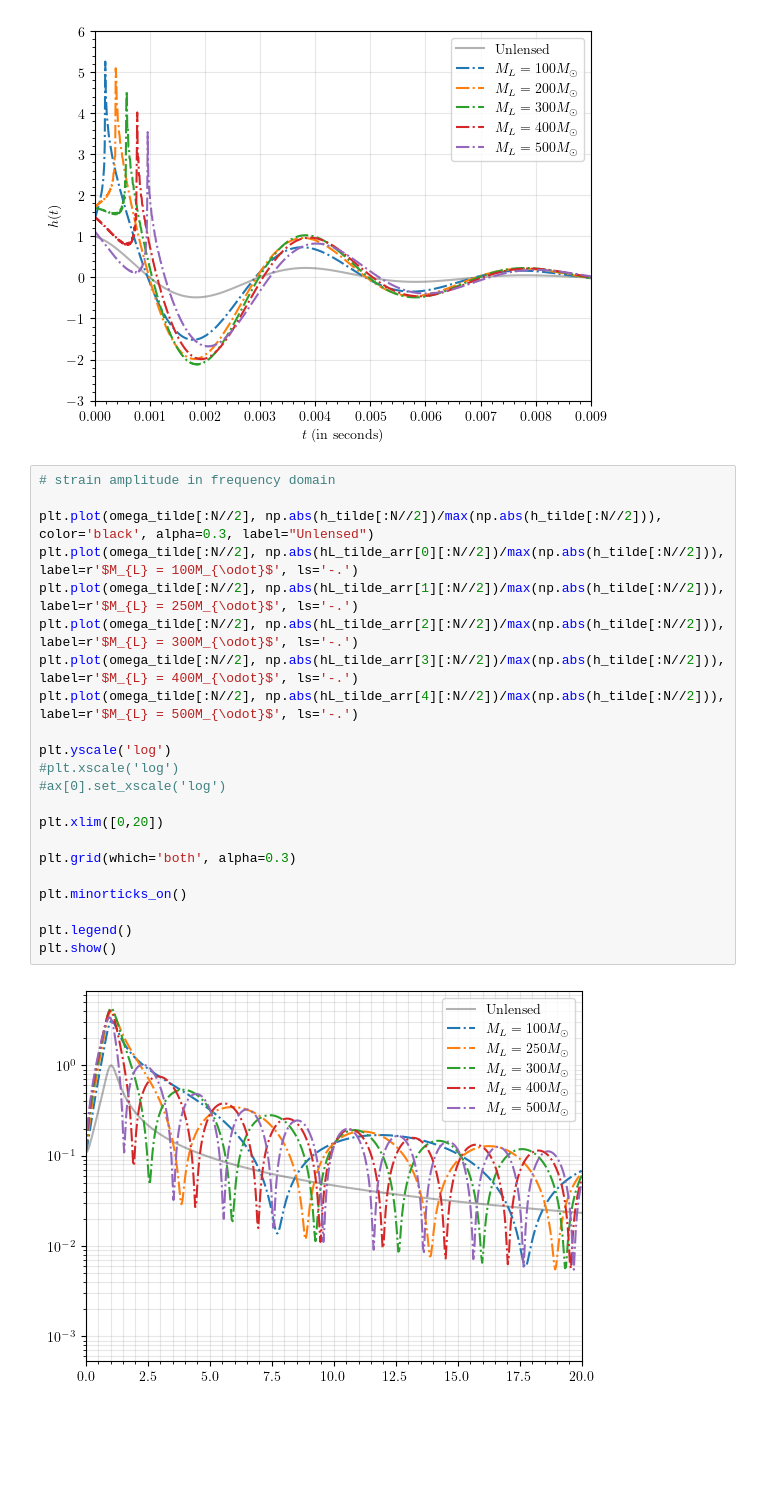
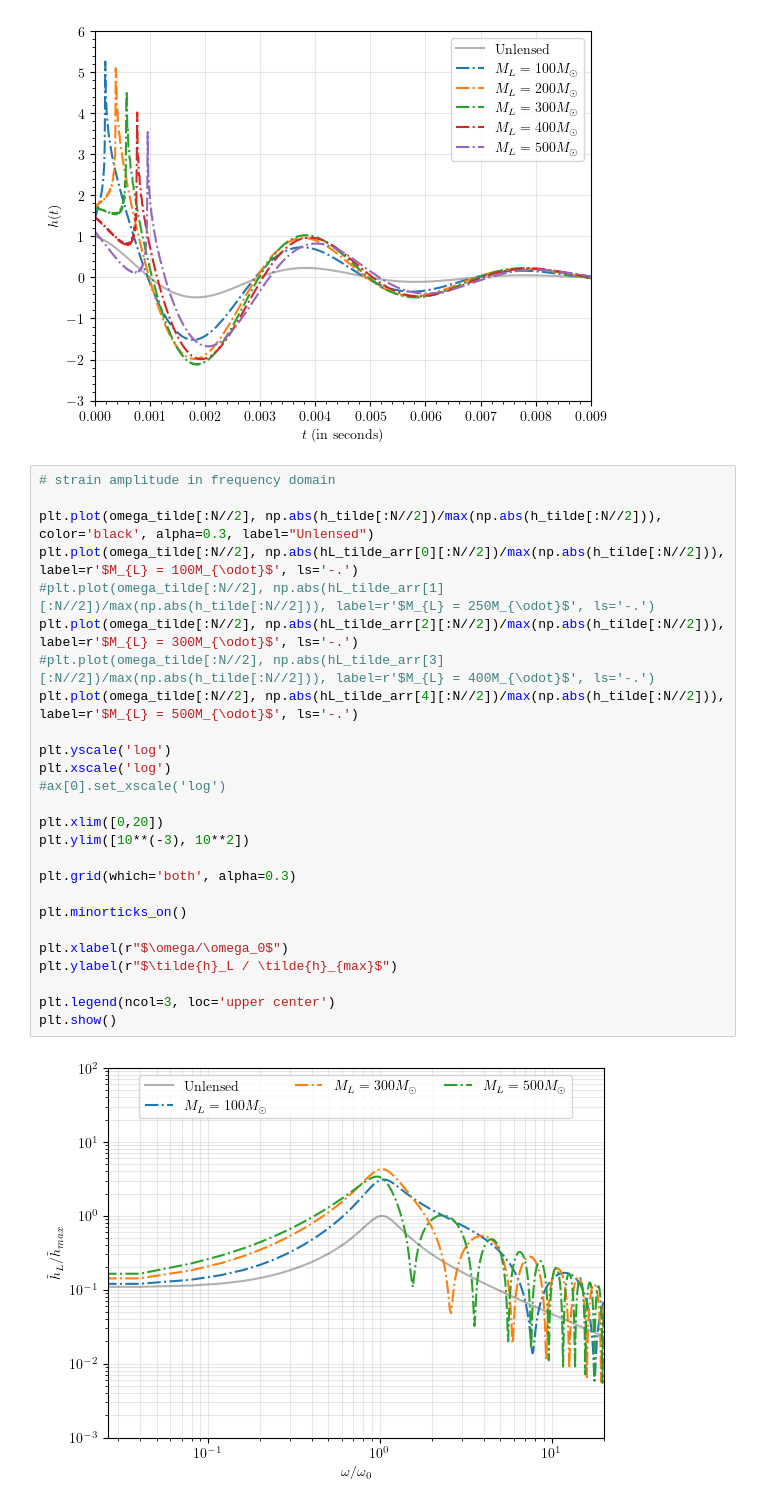
Before and after one commit to gcfbelinario/gw_thz, a Jupyter notebook: amplify.ipynb, the cells around one changed output. Drawn from its saved outputs; the diff is of its cells as text; blank space fills up the shorter version.

```diff
--- a/amplify.ipynb
+++ b/amplify.ipynb
@@ -190,24 +190,28 @@ plt.show()
 # %%
 # strain amplitude in frequency domain
 
 plt.plot(omega_tilde[:N//2], np.abs(h_tilde[:N//2])/max(np.abs(h_tilde[:N//2])), color='black', alpha=0.3, label="Unlensed")
 plt.plot(omega_tilde[:N//2], np.abs(hL_tilde_arr[0][:N//2])/max(np.abs(h_tilde[:N//2])), label=r'$M_{L} = 100M_{\odot}$', ls='-.')
-plt.plot(omega_tilde[:N//2], np.abs(hL_tilde_arr[1][:N//2])/max(np.abs(h_tilde[:N//2])), label=r'$M_{L} = 250M_{\odot}$', ls='-.')
+#plt.plot(omega_tilde[:N//2], np.abs(hL_tilde_arr[1][:N//2])/max(np.abs(h_tilde[:N//2])), label=r'$M_{L} = 250M_{\odot}$', ls='-.')
 plt.plot(omega_tilde[:N//2], np.abs(hL_tilde_arr[2][:N//2])/max(np.abs(h_tilde[:N//2])), label=r'$M_{L} = 300M_{\odot}$', ls='-.')
-plt.plot(omega_tilde[:N//2], np.abs(hL_tilde_arr[3][:N//2])/max(np.abs(h_tilde[:N//2])), label=r'$M_{L} = 400M_{\odot}$', ls='-.')
+#plt.plot(omega_tilde[:N//2], np.abs(hL_tilde_arr[3][:N//2])/max(np.abs(h_tilde[:N//2])), label=r'$M_{L} = 400M_{\odot}$', ls='-.')
 plt.plot(omega_tilde[:N//2], np.abs(hL_tilde_arr[4][:N//2])/max(np.abs(h_tilde[:N//2])), label=r'$M_{L} = 500M_{\odot}$', ls='-.')
 
 plt.yscale('log')
-#plt.xscale('log')
+plt.xscale('log')
 #ax[0].set_xscale('log')
 
 plt.xlim([0,20])
+plt.ylim([10**(-3), 10**2])
 
 plt.grid(which='both', alpha=0.3)
 
 plt.minorticks_on()
 
-plt.legend()
+plt.xlabel(r"$\omega/\omega_0$")
+plt.ylabel(r"$\tilde{h}_L / \tilde{h}_{max}$")
+
+plt.legend(ncol=3, loc='upper center')
 plt.show()
 # %% [output]
-[figure, old version]
+[figure, new version]
```
Also changed, not shown: parts of 2 cells of this notebook, 1 other file.
